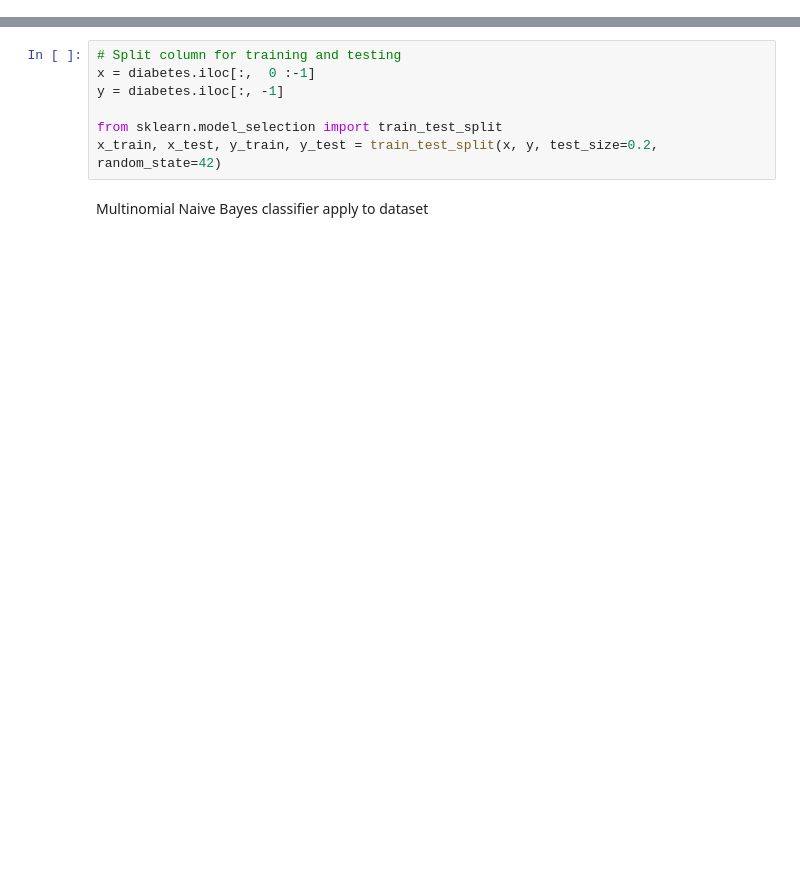
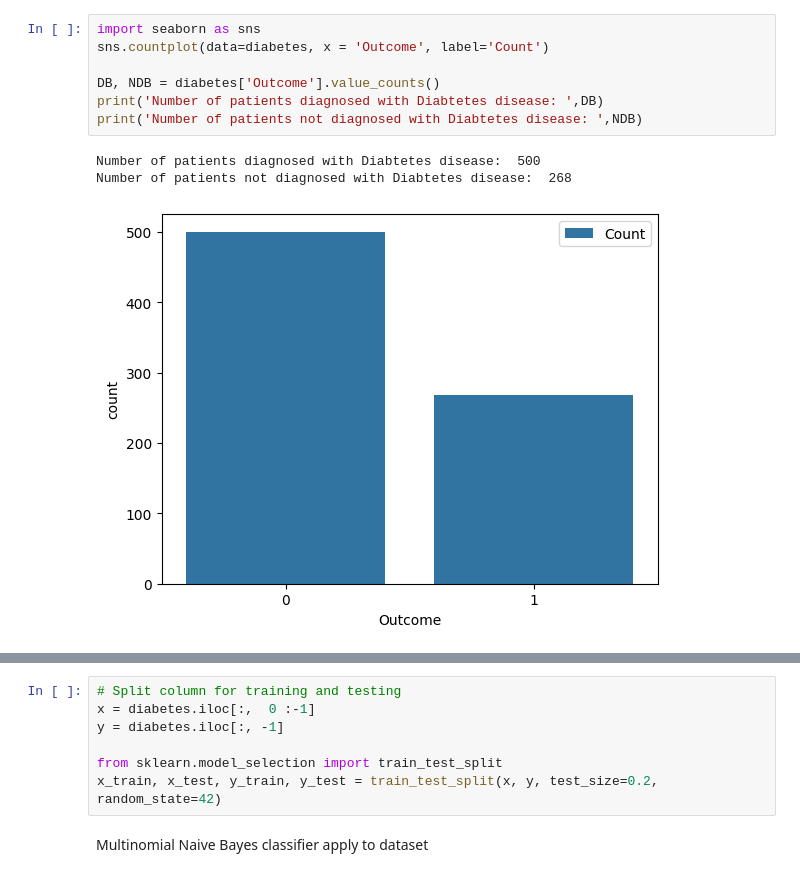
Before and after one commit to abdulmukit98/ml, a Jupyter notebook: project/code.ipynb, the cells around one changed output, grey strips where cells are left out. Cells and saved outputs as stored; diff of their text form; blank space fills up the shorter version.

```diff
--- a/project/code.ipynb
+++ b/project/code.ipynb
@@ -14,3 +31,14 @@ diabetes.head()
+# %%
+import seaborn as sns
+sns.countplot(data=diabetes, x = 'Outcome', label='Count')
+
+DB, NDB = diabetes['Outcome'].value_counts()
+print('Number of patients diagnosed with Diabtetes disease: ',DB)
+print('Number of patients not diagnosed with Diabtetes disease: ',NDB)
+# %% [output]
+Number of patients diagnosed with Diabtetes disease:  500
+Number of patients not diagnosed with Diabtetes disease:  268
+[figure, added]
 # %%
 import seaborn as sns
 import matplotlib.pyplot as plt
```
Also changed, not shown: parts of 5 cells of this notebook.
